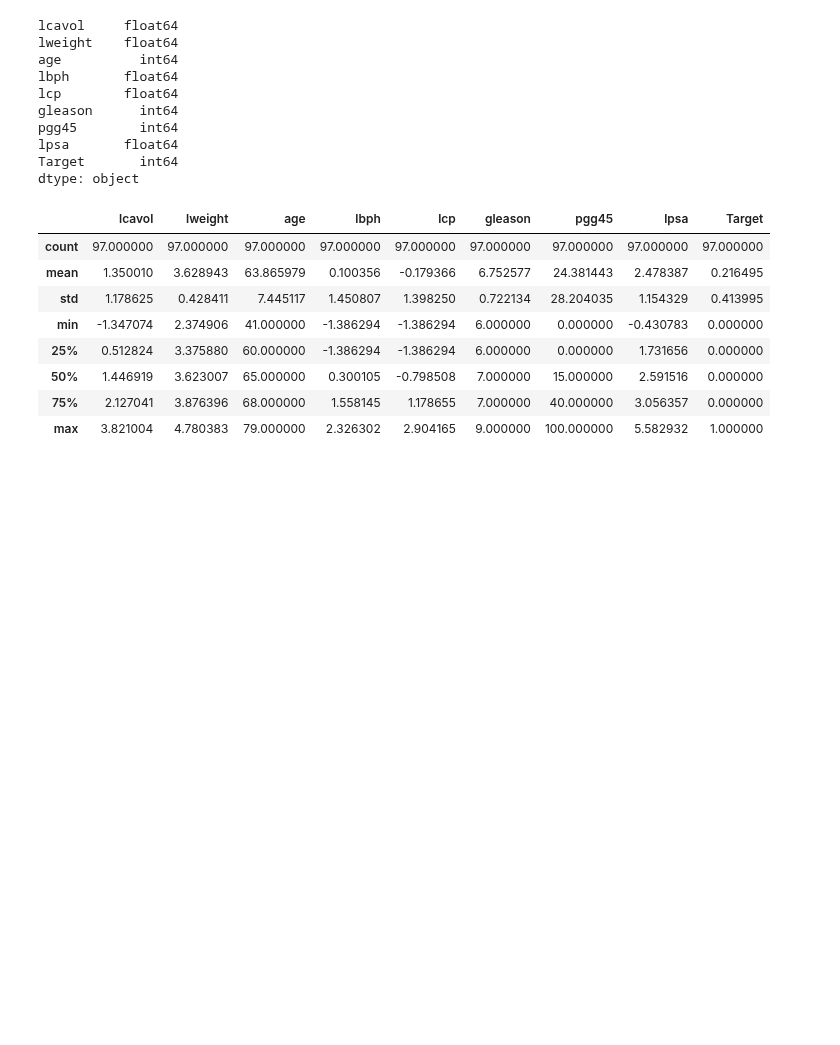
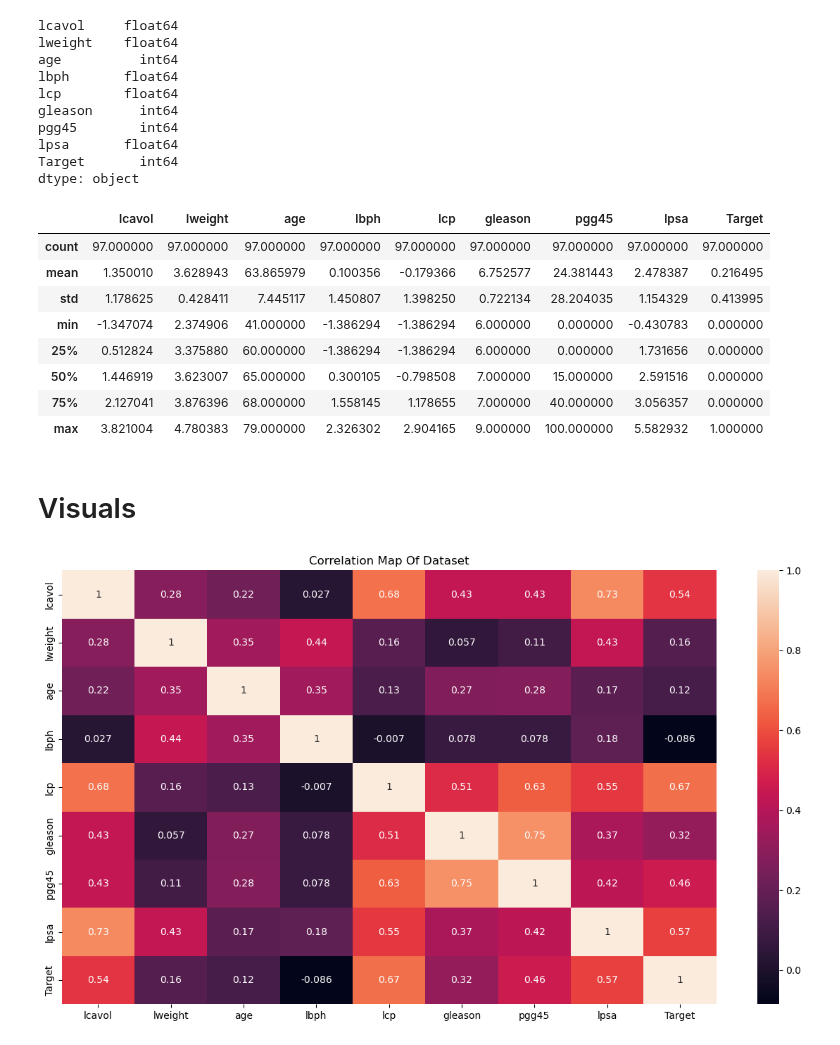
Before and after one commit to MaukanMir/Prostate-Cancer-Classification, a Jupyter notebook: training.ipynb, the cells around one changed output. Saved outputs shown, nothing was run; the diff lists cells and outputs as text; code cells hidden in the pictures; blank space fills up the shorter version.

```diff
--- a/training.ipynb
+++ b/training.ipynb
@@ -97,3 +97,13 @@ df.describe()
 | 50% | 1.446919 | 3.623007 | 65.000000 | 0.300105 | -0.798508 | 7.000000 | 15.000000 | 2.591516 | 0.000000 |
 | 75% | 2.127041 | 3.876396 | 68.000000 | 1.558145 | 1.178655 | 7.000000 | 40.000000 | 3.056357 | 0.000000 |
 | max | 3.821004 | 4.780383 | 79.000000 | 2.326302 | 2.904165 | 9.000000 | 100.000000 | 5.582932 | 1.000000 |
+# %% [markdown]
+# Visuals
+# %%
+relations = df.corr()
+plt.figure(figsize=(15, 8))
+sns.heatmap(data=relations, annot=True)
+plt.title("Correlation Map Of Dataset")
+plt.show()
+# %% [output]
+[figure, added]
```
Also changed, not shown: parts of 1 cell of this notebook.
